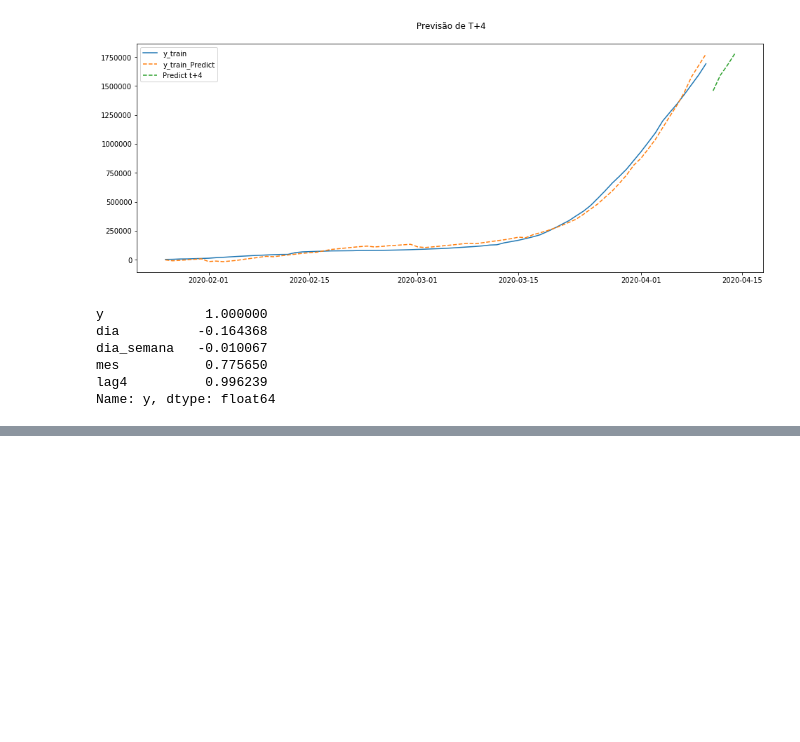
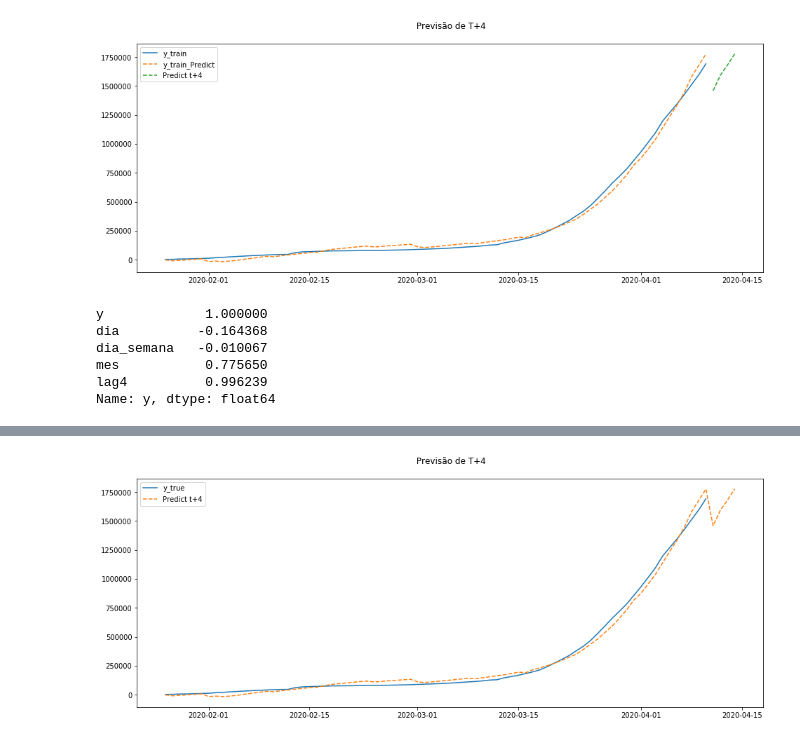
Before and after one commit to marioandrededeus/Covid19-Confirmed-Cases-up-to-2020-04-10, a Jupyter notebook: Covid 19 - Confirmed Cases - Up to 2020-04-10 - Time Series Analysis with Machine Learning - Escola Livre IA.ipynb, the cells around one changed output, grey strips where cells are left out. Cells and saved outputs as stored; diff of their text form; code cells hidden in the pictures; blank space fills up the shorter version.

```diff
--- a/Covid 19 - Confirmed Cases - Up to 2020-04-10 - Time Series Analysis with Machine Learning - Escola Livre IA.ipynb
+++ b/Covid 19 - Confirmed Cases - Up to 2020-04-10 - Time Series Analysis with Machine Learning - Escola Livre IA.ipynb
@@ -517,0 +520,3 @@ Name: y, dtype: float64
+# %%
+X_t4 = pd.concat([X_train,t4])
+X_t4.head()
@@ -517,0 +530,7 @@ Name: y, dtype: float64
+# %%
+y_t4 = mdl_lr.predict(X_t4)
+y_t4 = pd.Series(y_t4)
+y_t4 = pd.DataFrame(y_t4)
+y_t4.index = X_t4.index
+y_t4.columns=['y_t4']
+y_t4
@@ -517,0 +555,5 @@ Name: y, dtype: float64
+# %%
+pred_t4 = X_t4.copy()
+pred_t4['y_t4'] = y_t4
+pred_t4.drop(['dia','dia_semana','mes','lag4'],axis=1,inplace=True)
+pred_t4
@@ -517,0 +578,9 @@ Name: y, dtype: float64
+# %%
+plt.figure(figsize=(16,6))
+plt.title(f' Previsão de T+4\n')
+plt.plot(y_train, label = 'y_true')
+plt.plot(pred_t4, linestyle='dashed',label = 'Predict t+4')
+plt.legend(loc = 'upper left')
+plt.show()
+# %% [output]
+[figure, added]
```
Also changed, not shown: parts of 16 cells of this notebook.
